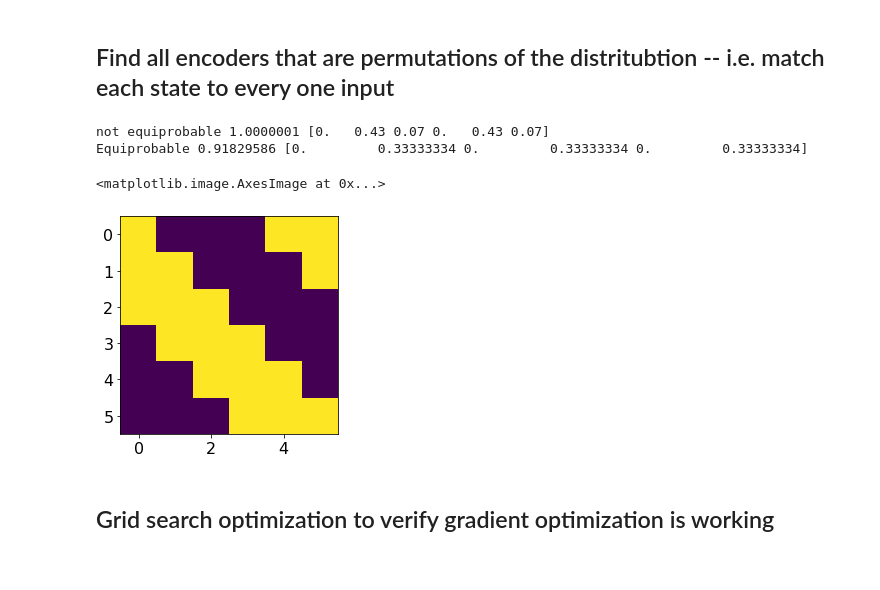
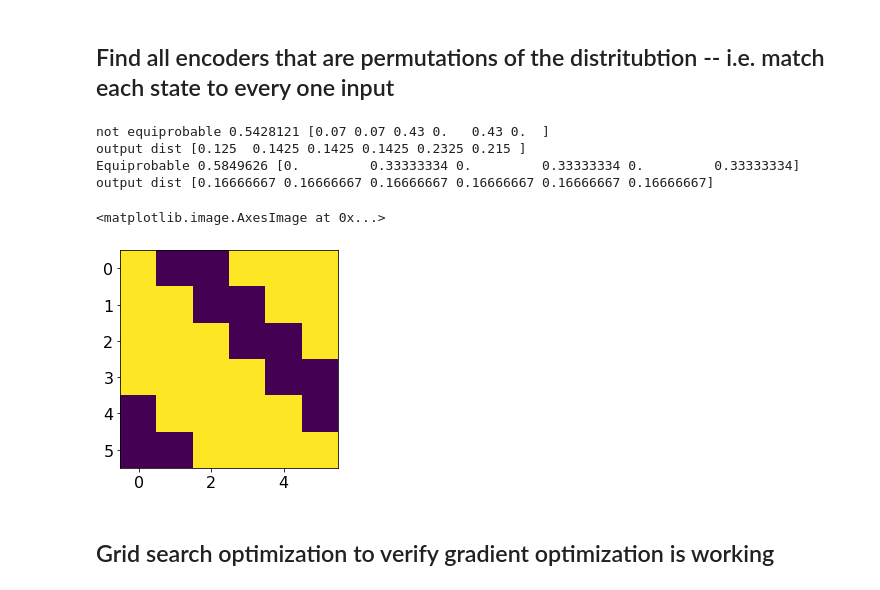
Before and after one commit to henrypinkard/VisualInformationTheory, a Jupyter notebook: Info_theory_basics.ipynb, the cells around one changed output. Cells and saved outputs as stored; diff of their text form; code cells hidden in the pictures.

```diff
--- a/Info_theory_basics.ipynb
+++ b/Info_theory_basics.ipynb
@@ -145,0 +258,10 @@ Various ways of computing channel capacity
+# %%
+plt.figure()
+channel = np.array([[0.8, 0.2], [0.2, 0.8]])
+plt.imshow(channel, cmap='inferno', vmin=-0.4)
+
+plt.colorbar( orientation='vertical', aspect=10)
+
+plt.gca().set_yticks([])
+plt.gca().set_xticks([])
+plt.savefig('noisy_channel.pdf', transparent=True, dpi=100)
@@ -292,51 +416,54 @@ p_x = np.array([1/4 - p, 1/4 + p, 1/4 - p, 1/4 + p, 0, 0])
 #                       [0,   0,  1/3,  1/3, 0, 0],
 #                       [0,   0,  0,    1/3, 1/3, 1/3],
 #                       [0,   0,  0,    1/3, 1/3, 1/3],
                     # ])
 
-# channel =  np.array([ [1/4,  0,    0,    1/4,  1/4,   1/4],
-#                       [1/4,  1/4,  0,    0,    1/4,   1/4],
-#                       [1/4,  1/4,  1/4,  0,    0,     1/4],
-#                       [1/4,  1/4,  1/4,  1/4,  0,     0],
-#                       [0,    1/4,  1/4,  1/4,  1/4,   0],
-#                       [0,    0,    1/4,  1/4,  1/4,   1/4],
-#                     ])
+channel =  np.array([ [1/4,  0,    0,    1/4,  1/4,   1/4],
+                      [1/4,  1/4,  0,    0,    1/4,   1/4],
+                      [1/4,  1/4,  1/4,  0,    0,     1/4],
+                      [1/4,  1/4,  1/4,  1/4,  0,     0],
+                      [0,    1/4,  1/4,  1/4,  1/4,   0],
+                      [0,    0,    1/4,  1/4,  1/4,   1/4],
+                    ])
 
 
 # channel =  np.array([ [1/2,  0,    0,    0,    0,    1/2],
 #                       [1/2,  1/2,  0,    0,    0,    0],
 #                       [0,    1/2,  1/2,  0,    0,    0],
 #                       [0,    0,    1/2,  1/2,  0,    0],
 #                       [0,    0,    0,    1/2,  1/2,  0],
 #                       [0,    0,    0,    0,    1/2,  1/2],
 #                     ])
 
-channel =  np.array([ [1/3,  0,    0,    0,    1/3,  1/3],
-                      [1/3,  1/3,  0,    0,    0,    1/3],
-                      [1/3,  1/3,  1/3,  0,    0,    0],
-                      [0,    1/3,  1/3,  1/3,  0,    0],
-                      [0,    0,    1/3,  1/3,  1/3,  0],
-                      [0,    0,    0,    1/3,  1/3,  1/3],
-                    ])
+# channel =  np.array([ [1/3,  0,    0,    0,    1/3,  1/3],
+#                       [1/3,  1/3,  0,    0,    0,    1/3],
+#                       [1/3,  1/3,  1/3,  0,    0,    0],
+#                       [0,    1/3,  1/3,  1/3,  0,    0],
+#                       [0,    0,    1/3,  1/3,  1/3,  0],
+#                       [0,    0,    0,    1/3,  1/3,  1/3],
+#                     ])
 
 
 p_x_permutations = np.array(list(set(permutations([float(x) for x in p_x]))))
 mis = np.array([compute_mutual_info(p, channel) for p in p_x_permutations])
 print('not equiprobable', np.max(mis), p_x_permutations[np.argmax(mis)])
+print('output dist', channel @ p_x_permutations[np.argmax(mis)])
 
 
 p_x = np.array([1/3, 1/3, 1/3, 0, 0, 0])
 p_x_permutations = np.array(list(set(permutations([float(x) for x in p_x]))))
 mis = np.array([compute_mutual_info(p, channel) for p in p_x_permutations])
 print('Equiprobable', np.max(mis), p_x_permutations[np.argmax(mis)])
-
+print('output dist', channel @ p_x_permutations[np.argmax(mis)])
 
 plt.imshow((channel))
 # %% [output]
-not equiprobable 1.0000001 [0.   0.43 0.07 0.   0.43 0.07]
-Equiprobable 0.91829586 [0.         0.33333334 0.         0.33333334 0.         0.33333334]
+not equiprobable 0.5428121 [0.07 0.07 0.43 0.   0.43 0.  ]
+output dist [0.125  0.1425 0.1425 0.1425 0.2325 0.215 ]
+Equiprobable 0.5849626 [0.         0.33333334 0.         0.33333334 0.         0.33333334]
+output dist [0.16666667 0.16666667 0.16666667 0.16666667 0.16666667 0.16666667]
 <matplotlib.image.AxesImage at 0x...>
-[figure, old version]
+[figure, new version]
 # %% [markdown]
 ## Grid search optimization to verify gradient optimization is working
 # %%
```
Also changed, not shown: parts of 14 cells of this notebook.
